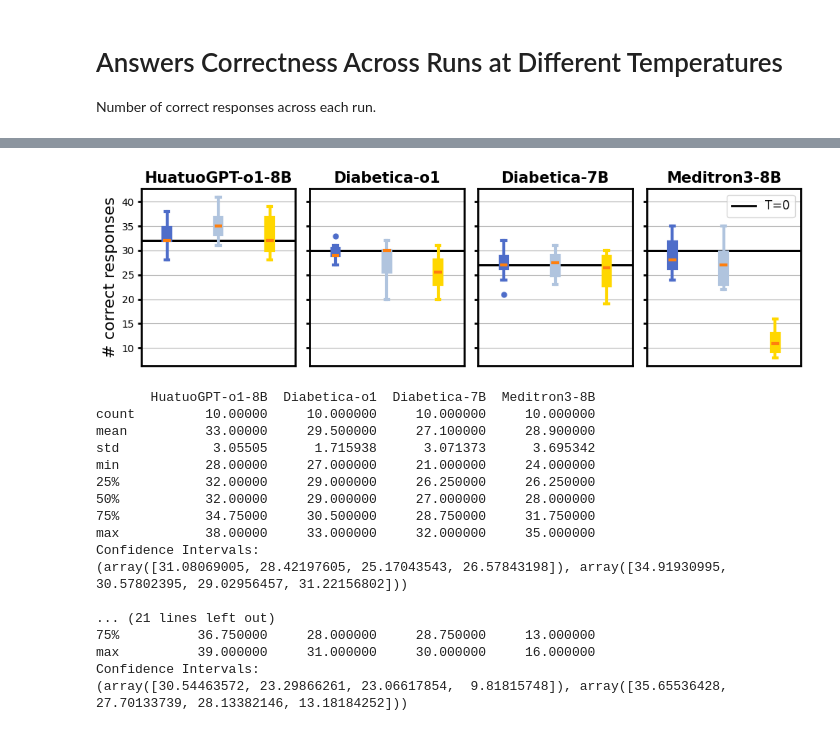
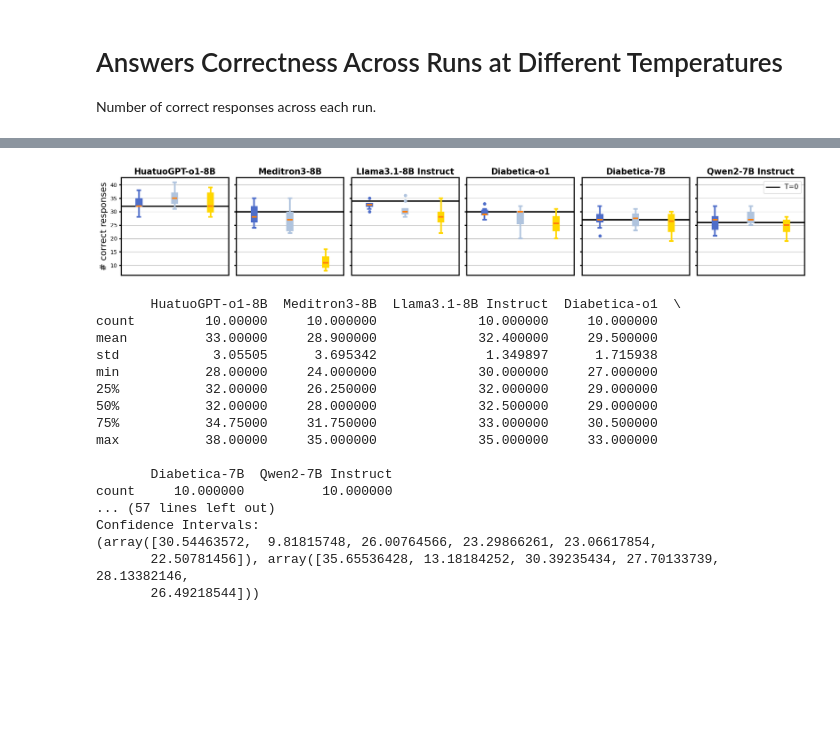
Before and after one commit to vanessadamario/SmallMedLLMs-PedEndo, a Jupyter notebook: notebooks/Evaluate Performance-check-2025-12-26.ipynb, the cells around one changed output, grey strips where cells are left out. Cells and saved outputs as stored; diff of their text form; code cells hidden in the pictures; blank space fills up the shorter version.

```diff
--- a/notebooks/Evaluate Performance-check-2025-12-26.ipynb
+++ b/notebooks/Evaluate Performance-check-2025-12-26.ipynb
@@ -951,7 +951,7 @@ plt.show()
 # %% [markdown]
 # Experiment 2: Repetitions
 # %%
-model_list = ['HuatuoGPT-o1-8B', 'Diabetica-o1', 'Diabetica-7B', 'Meditron3-8B']
-model_file = ['huatuo-o1', 'diabetica-o1', 'diabetica-7B', 'meditron3-8B']
+model_list = ['HuatuoGPT-o1-8B', 'Meditron3-8B', 'Llama3.1-8B Instruct', 'Diabetica-o1', 'Diabetica-7B', 'Qwen2-7B Instruct']
+model_file = ['huatuo-o1', 'meditron3-8B', 'llama31', 'diabetica-o1', 'diabetica-7B', 'qwen2-7b']
 temperature_list = [0.3, 0.6, 1.]
 path_repetitions = f"{path_to_results}/REPETITIONS"
@@ -1404,7 +1451,7 @@ for id_t, t_ in enumerate(temperature_list):
 # %% [markdown]
 # Heatmaps and representations
 # %%
-fig, ax = plt.subplots(figsize=(20, 10), nrows=3, ncols=4, sharex=True, sharey=True)
+fig, ax = plt.subplots(figsize=(30, 10), nrows=3, ncols=6, sharex=True, sharey=True)
 row_colors = ['#bbbbbb', '#777777', '#000000']  # or use more steps if needed
 row_colors = [
     (0.3060, 0.4285, 0.7891),
@@ -1414,7 +1461,7 @@ row_colors = [
 
 global_max = 0
 for i_t, t in enumerate(temperature_list):
-    for i_m in range(len(model_list)):
+    for i_m in range(len(model_list)): # change
         data_heatmap = np.zeros((8, 11))
         bm_majority = ~np.isnan(count_sel_list_and_t[i_t][i_m])
         for consistency, correctness in zip(count_sel_list_and_t[i_t][i_m][bm_majority],
@@ -1422,7 +1469,7 @@ for i_t, t in enumerate(temperature_list):
             data_heatmap[int(consistency)-3, int(correctness)] += 1
         data_heatmap = np.vstack((data_heatmap[:5,:].sum(axis=0).reshape(1,-1),
                                   data_heatmap[5:,:]))
-        tmp_max = np.max(data_heatmap) # check, I think it is wrong
+        tmp_max = np.max(data_heatmap)
         # print(tmp_max)
         if tmp_max > global_max:
             global_max = tmp_max
@@ -1431,7 +1478,7 @@ for i_t, t in enumerate(temperature_list):
 for i_t, t in enumerate(temperature_list):
     df_heatmap_list = []
 
-    for i_m in range(len(model_list)):
+    for i_m in range(len(model_list)): # change
 
         data_heatmap = np.zeros((8, 11))
         bm_majority = ~np.isnan(count_sel_list_and_t[i_t][i_m]) # there is a majority
@@ -1518,6 +1565,6 @@ cbar.ax.spines['top'].set_linewidth(2)
 cbar.ax.spines['right'].set_linewidth(2)
 
 # plt.tight_layout()
-# plt.savefig("plots/correctness_consistency.pdf")
+plt.savefig("plots/correctness_consistency.pdf")
 plt.show()
 # %% [output]
@@ -1550,5 +1596,5 @@ results
 # %%
-fig, ax = plt.subplots(figsize=(10,3), ncols=len(model_list), sharey=True)
+fig, ax = plt.subplots(figsize=(18,3), ncols=len(model_list), sharey=True)
 
 boxprops = dict(linewidth=3)
 medianprops = dict(linewidth=3)
@@ -1576,7 +1622,7 @@ for j, t in enumerate(temperature_list):
         ax[i].tick_params(width=2)
         ax[i].grid()
 
-        lab = "T=0" if (i == 3 and j == 2) else None
+        lab = "T=0" if (i == 5 and j == 2) else None
         ax[i].axhline(results.loc[f"{m}-prompt1"]['# correct'], color=color_t0,
                           linewidth=2, linestyle='-', label=lab, zorder=2)
 
@@ -1596,35 +1642,35 @@ for j, t in enumerate(temperature_list):
                            zorder=4)
 
         bp['boxes'][0].set_facecolor(box_color)
         for element in ['boxes', 'whiskers', 'caps']: #, 'medians']:
             for b in bp[element]:
                 b.set_color(box_color)
                 b.set_linewidth(3)
 
         if t == temperature_list[-1]:
             ax[i].set_title(m_name, fontsize=15, weight='bold')
         ax[i].set_xticks([])          # removes tick locations
         ax[i].set_xticklabels([])     # removes labels (just in case)
 
 
 tick = ax[0].yaxis.get_major_ticks()
 # for t in tick:
 #    t.label.set_fontsize(11)
 ax[0].set_ylabel("# correct responses", fontsize=16)
 
 # legend
 line_T0 = mlines.Line2D([], [], color='black', label='T=0')
 # box_handles = [
 #    mpatches.Patch(facecolor=color, edgecolor=color, label=f'T={temperature_list[k]}')
 #    for k, color in enumerate(colors_list)]
 # handles = line_T0 # [line_T0]  + box_handles
 # ax[-1].legend(handles=handles, fontsize='large') #, loc='center left', bbox_to_anchor=(1, 0.5))
 ax[-1].legend(fontsize='large')
 
 plt.tight_layout()
-# plt.savefig(f"plots/temperatures_distribution_runs.pdf")
+plt.savefig(f"plots/temperatures_distribution_runs.pdf")
 # %% [output]
-[figure, old version]
+[figure, new version]
 # %%
 for df_ in df_accuracy_runs_list:
     print(df_.describe())
@@ -1635,20 +1681,20 @@ for df_ in df_accuracy_runs_list:
     print(confidence_interval)
     print("\n")
 # %% [output]
-       HuatuoGPT-o1-8B  Diabetica-o1  Diabetica-7B  Meditron3-8B
-count         10.00000     10.000000     10.000000     10.000000
-mean          33.00000     29.500000     27.100000     28.900000
-std            3.05505      1.715938      3.071373      3.695342
-min           28.00000     27.000000     21.000000     24.000000
-25%           32.00000     29.000000     26.250000     26.250000
-50%           32.00000     29.000000     27.000000     28.000000
-75%           34.75000     30.500000     28.750000     31.750000
-max           38.00000     33.000000     32.000000     35.000000
+       HuatuoGPT-o1-8B  Meditron3-8B  Llama3.1-8B Instruct  Diabetica-o1  \
+count         10.00000     10.000000             10.000000     10.000000
+mean          33.00000     28.900000             32.400000     29.500000
+std            3.05505      3.695342              1.349897      1.715938
+min           28.00000     24.000000             30.000000     27.000000
+25%           32.00000     26.250000             32.000000     29.000000
+50%           32.00000     28.000000             32.500000     29.000000
+75%           34.75000     31.750000             33.000000     30.500000
+max           38.00000     35.000000             35.000000     33.000000
+
+       Diabetica-7B  Qwen2-7B Instruct
+count     10.000000          10.000000
+... (57 lines left out)
 Confidence Intervals:
-(array([31.08069005, 28.42197605, 25.17043543, 26.57843198]), array([34.91930995, 30.57802395, 29.02956457, 31.22156802]))
-
-... (21 lines left out)
-75%          36.750000     28.000000     28.750000     13.000000
-max          39.000000     31.000000     30.000000     16.000000
-Confidence Intervals:
-(array([30.54463572, 23.29866261, 23.06617854,  9.81815748]), array([35.65536428, 27.70133739, 28.13382146, 13.18184252]))
+(array([30.54463572,  9.81815748, 26.00764566, 23.29866261, 23.06617854,
+       22.50781456]), array([35.65536428, 13.18184252, 30.39235434, 27.70133739, 28.13382146,
+       26.49218544]))
```
Also changed, not shown: parts of 24 cells of this notebook, 1 other file.
